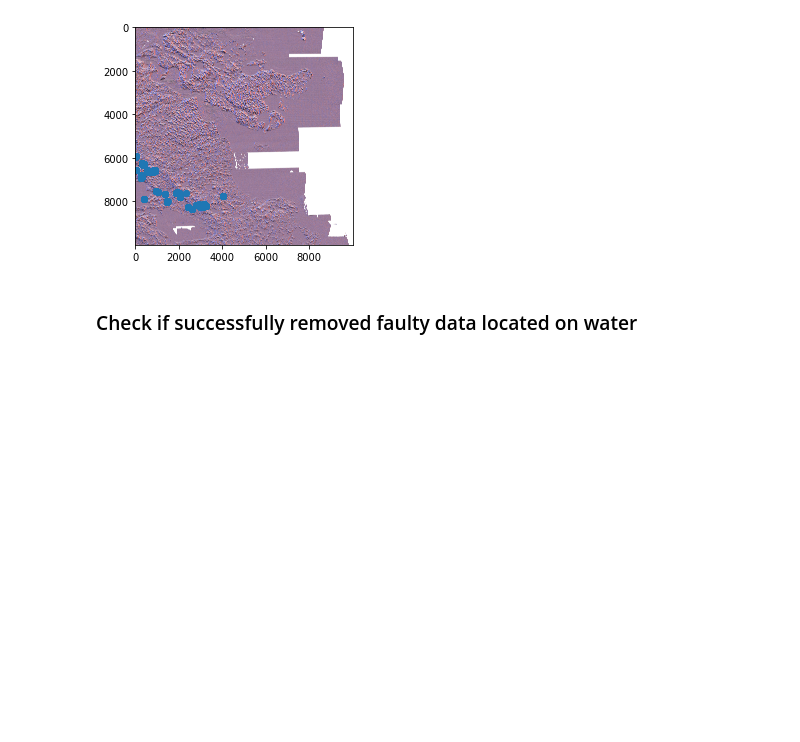
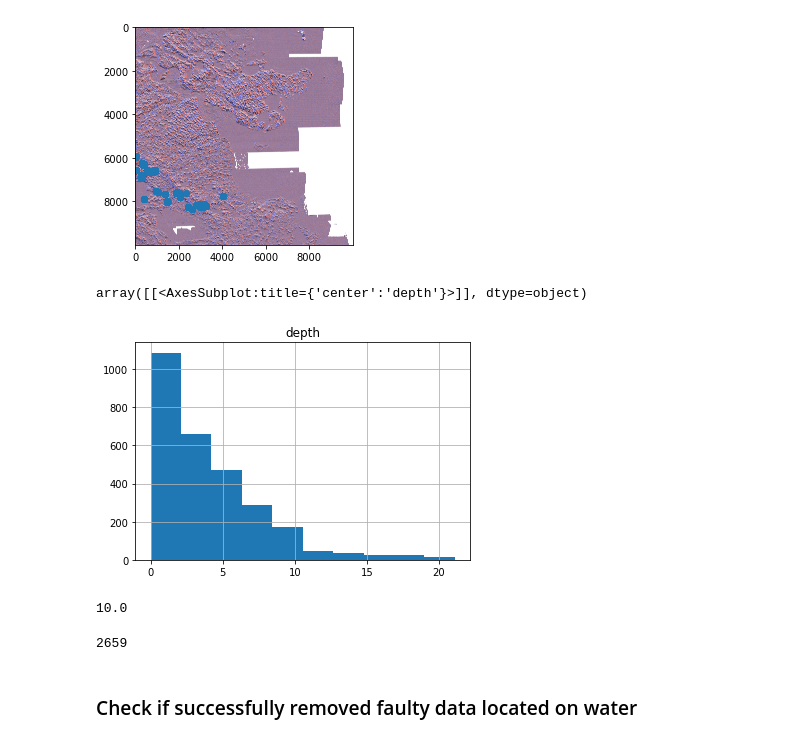
Before and after one commit to bqianz/film, a Jupyter notebook: film_arcticdem.ipynb, the cells around one changed output. Drawn from its saved outputs; the diff is of its cells as text; code cells hidden in the pictures; blank space fills up the shorter version.

```diff
--- a/film_arcticdem.ipynb
+++ b/film_arcticdem.ipynb
@@ -178,6 +183,22 @@ plt.scatter((df18.proj_x + 2300000) / 10, (-df18.proj_y)/10)
 plt.show()
 # %% [output]
 [figure]
+# %%
+df.hist(column='depth')
+# %% [output]
+array([[<AxesSubplot:title={'center':'depth'}>]], dtype=object)
+[figure, added]
+# %%
+# remove outlier depth
+df = df.drop(df[df['depth'] > 10].index)
+
+df.depth.max()
+# %% [output]
+10.0
+# %%
+len(df)
+# %% [output]
+2659
 # %% [markdown]
 ### Check if successfully removed faulty data located on water
 # %%
```
Also changed, not shown: parts of 25 cells of this notebook.
